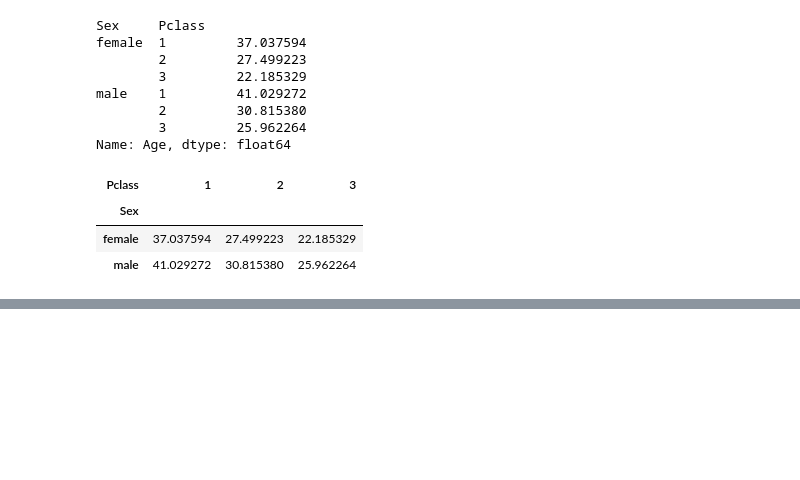
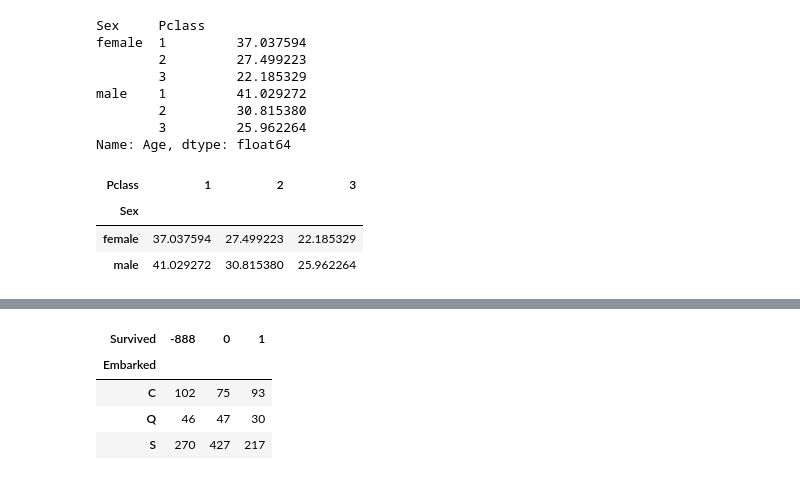
Before and after one commit to alabetskiy/Titanic, a Jupyter notebook: notebooks/2.0-ak-exploring-processing-data.ipynb, the cells around one changed output, grey strips where cells are left out. Cells and saved outputs as stored; diff of their text form; code cells hidden in the pictures; blank space fills up the shorter version.

```diff
--- a/notebooks/2.0-ak-exploring-processing-data.ipynb
+++ b/notebooks/2.0-ak-exploring-processing-data.ipynb
@@ -529,0 +570,9 @@ df.groupby(['Sex','Pclass']).Age.mean().unstack() # So we can achieve same resul
+# %%
+# which embarked point has higher survival count
+pd.crosstab(df.Embarked, df.Survived)
+# %% [output]
+| Survived | -888 | 0 | 1 |
+| Embarked |  |  |  |
+| C | 102 | 75 | 93 |
+| Q | 46 | 47 | 30 |
+| S | 270 | 427 | 217 |
```
Also changed, not shown: parts of 5 cells of this notebook.
